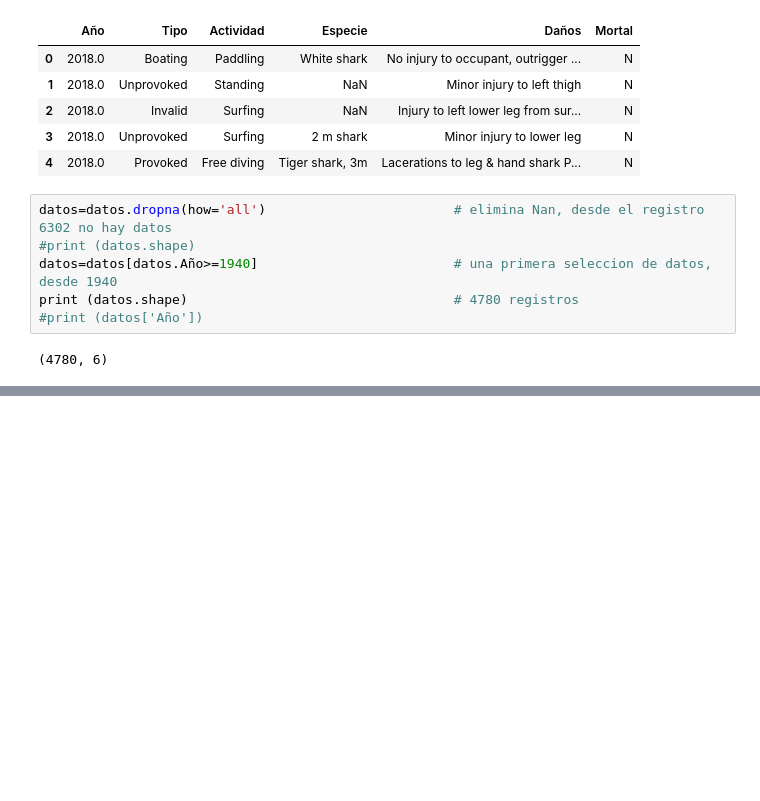
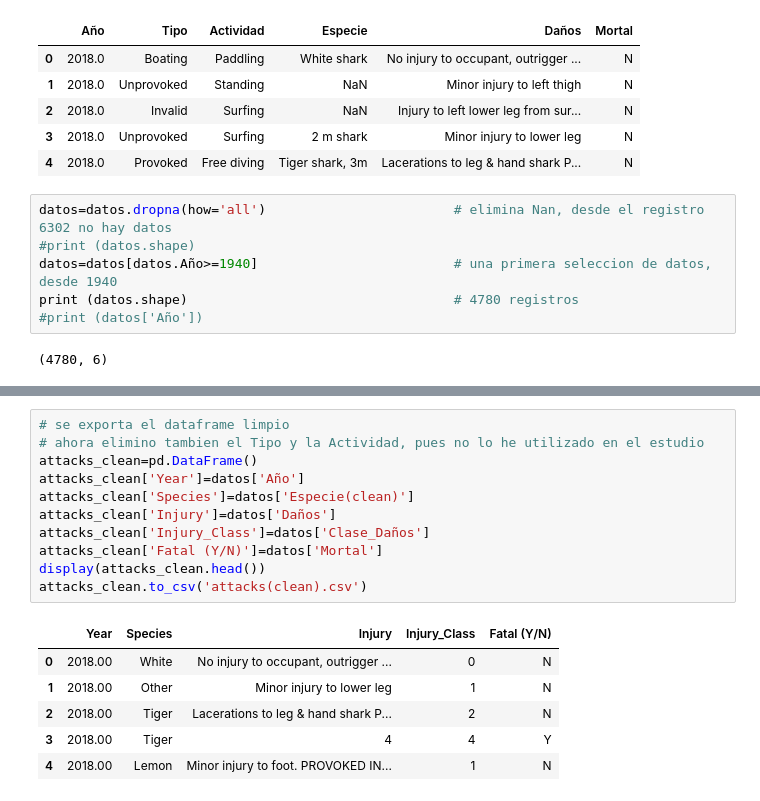
Before and after one commit to ironhack-datalabs/datamad0419, a Jupyter notebook: module-1/pandas-project/your-code/data-wrangling.ipynb, the cells around one changed output, grey strips where cells are left out. Drawn from its saved outputs; the diff is of its cells as text; blank space fills up the shorter version.

```diff
--- a/module-1/pandas-project/your-code/data-wrangling.ipynb
+++ b/module-1/pandas-project/your-code/data-wrangling.ipynb
@@ -103,0 +200,18 @@ Tipo de ataque: '0'=sin daños, '1'=daño bajo, '2'=daño medio, '3'=daño alto,
+# %%
+# se exporta el dataframe limpio
+# ahora elimino tambien el Tipo y la Actividad, pues no lo he utilizado en el estudio
+attacks_clean=pd.DataFrame()
+attacks_clean['Year']=datos['Año']
+attacks_clean['Species']=datos['Especie(clean)']
+attacks_clean['Injury']=datos['Daños']
+attacks_clean['Injury_Class']=datos['Clase_Daños']
+attacks_clean['Fatal (Y/N)']=datos['Mortal']
+display(attacks_clean.head())
+attacks_clean.to_csv('attacks(clean).csv')
+# %% [output]
+|  | Year | Species | Injury | Injury_Class | Fatal (Y/N) |
+| 0 | 2018.00 | White | No injury to occupant, outrigger ... | 0 | N |
+| 1 | 2018.00 | Other | Minor injury to lower leg | 1 | N |
+| 2 | 2018.00 | Tiger | Lacerations to leg & hand shark P... | 2 | N |
+| 3 | 2018.00 | Tiger | 4 | 4 | Y |
+| 4 | 2018.00 | Lemon | Minor injury to foot. PROVOKED IN... | 1 | N |
```
Also changed, not shown: parts of 12 cells of this notebook, 4 other files.
